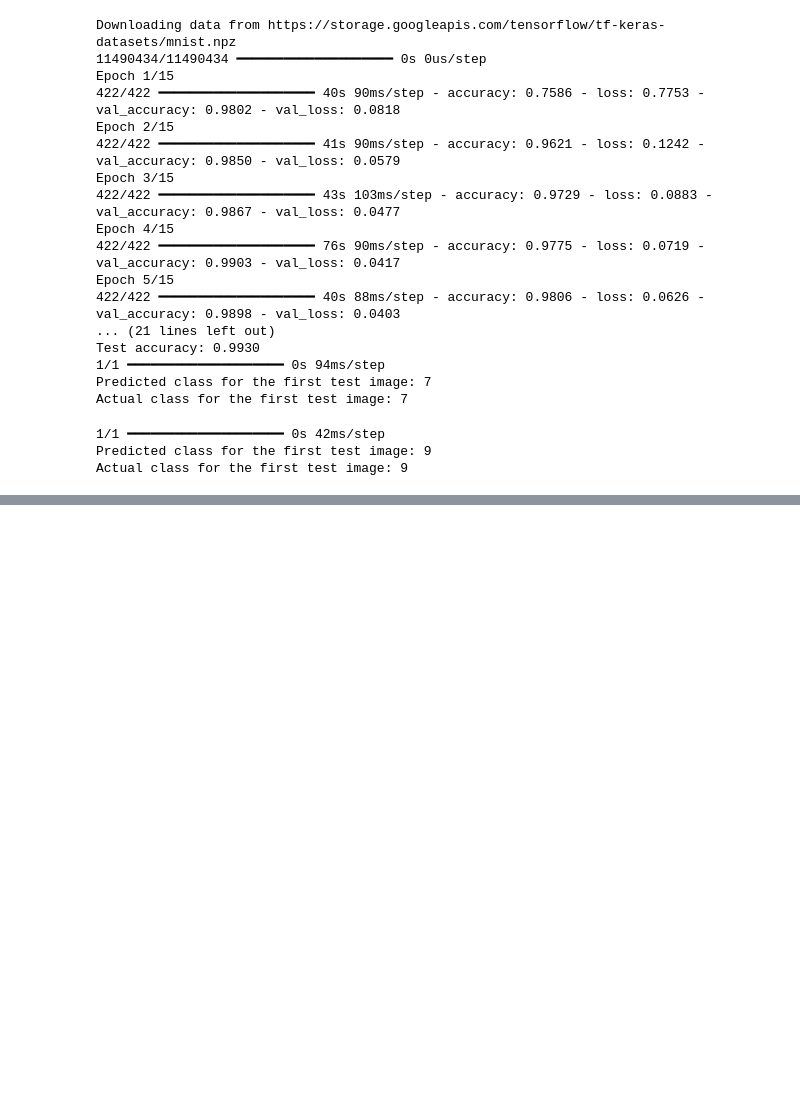
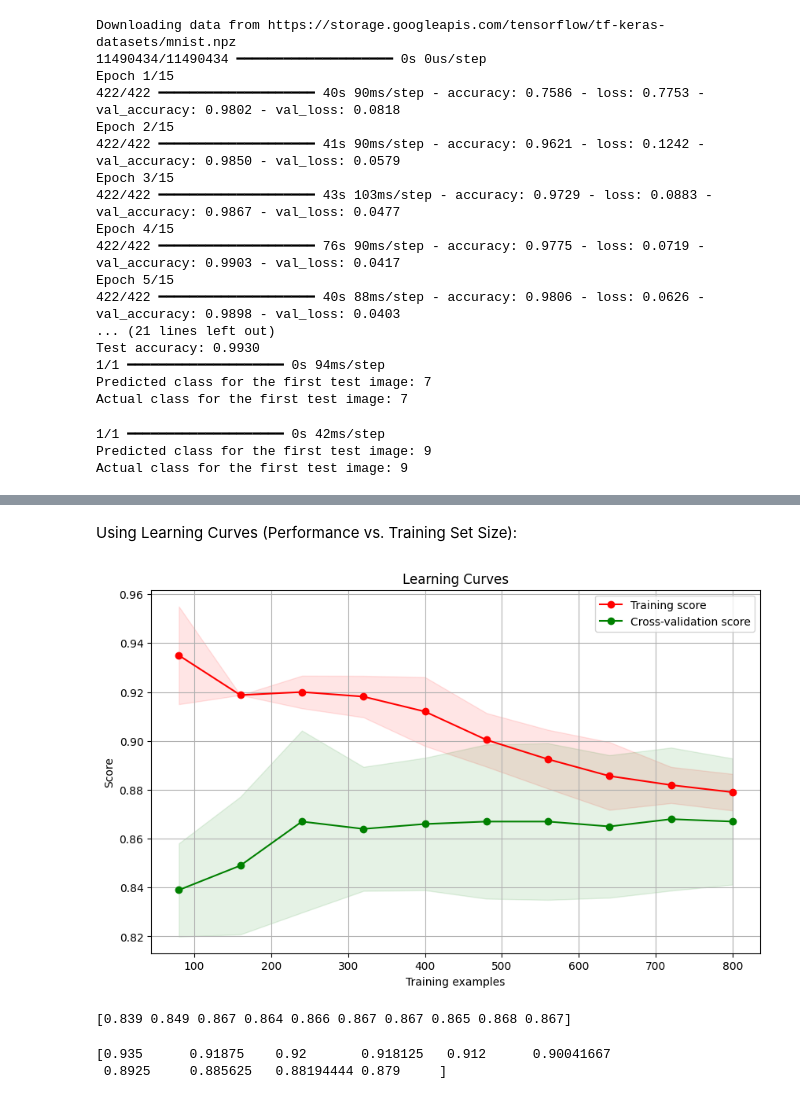
Before and after one commit to Tsuma532/hello-world, a Jupyter notebook: MLearning_with_neural_networks.ipynb, the cells around one changed output, grey strips where cells are left out. Cells and saved outputs as stored; diff of their text form; code cells hidden in the pictures; blank space fills up the shorter version.

```diff
--- a/MLearning_with_neural_networks.ipynb
+++ b/MLearning_with_neural_networks.ipynb
@@ -81,0 +121,44 @@ Actual class for the first test image: 9
+# %% [markdown]
+Using Learning Curves (Performance vs. Training Set Size):
+# %%
+from sklearn.model_selection import learning_curve
+from sklearn.linear_model import LogisticRegression
+
+# ... (X, y, X_train, X_val, y_train, y_val from above)
+
+# 1. Generate learning curve data
+train_sizes, train_scores, val_scores = learning_curve(
+    LogisticRegression(max_iter=1000, solver='liblinear'), X, y, cv=5,
+    scoring='accuracy', n_jobs=-1, train_sizes=np.linspace(0.1, 1.0, 10))
+
+# 2. Calculate mean and standard deviation
+train_scores_mean = np.mean(train_scores, axis=1)
+train_scores_std = np.std(train_scores, axis=1)
+val_scores_mean = np.mean(val_scores, axis=1)
+val_scores_std = np.std(val_scores, axis=1)
+
+# 3. Plot the learning curve
+plt.figure(figsize=(10, 6))
+plt.plot(train_sizes, train_scores_mean, 'o-', color="r", label="Training score")
+plt.fill_between(train_sizes, train_scores_mean - train_scores_std,
+                 train_scores_mean + train_scores_std, alpha=0.1, color="r")
+plt.plot(train_sizes, val_scores_mean, 'o-', color="g", label="Cross-validation score")
+plt.fill_between(train_sizes, val_scores_mean - val_scores_std,
+                 val_scores_mean + val_scores_std, alpha=0.1, color="g")
+plt.title('Learning Curves')
+plt.xlabel('Training examples')
+plt.ylabel('Score')
+plt.legend(loc="best")
+plt.grid(True)
+plt.show()
+# %% [output]
+[figure, added]
+# %%
+print(val_scores_mean)
+# %% [output]
+[0.839 0.849 0.867 0.864 0.866 0.867 0.867 0.865 0.868 0.867]
+# %%
+print(train_scores_mean)
+# %% [output]
+[0.935      0.91875    0.92       0.918125   0.912      0.90041667
+ 0.8925     0.885625   0.88194444 0.879     ]
```
Also changed, not shown: parts of 2 cells of this notebook.
